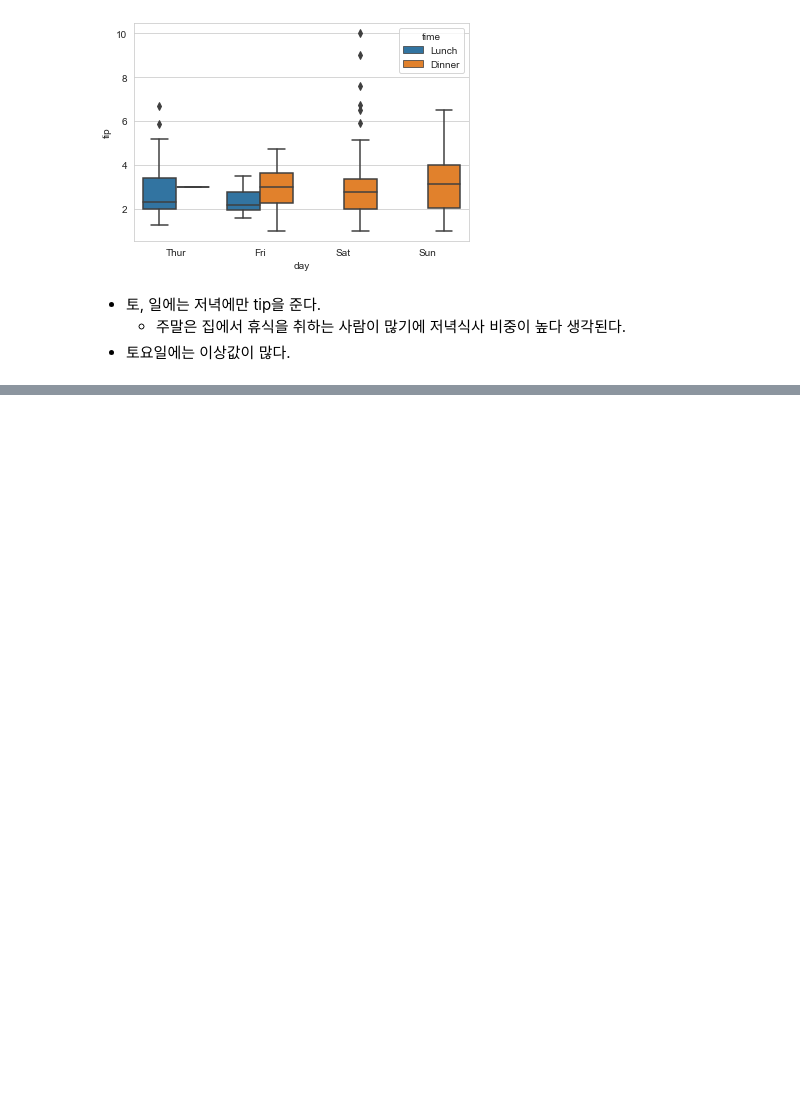
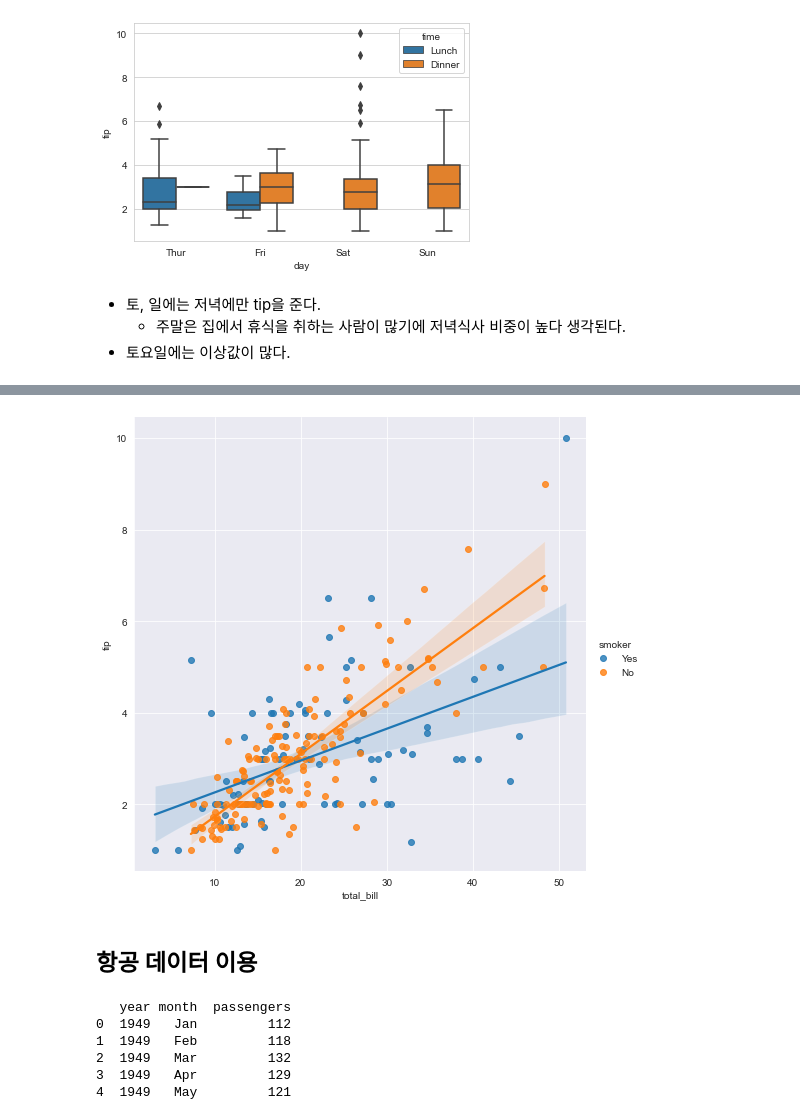
Before and after one commit to city1616/LikeLion_AI_SCHOOL_13th, a Jupyter notebook: 02. 웹과 Github 기본/06_python_library/01_seaborn/01_seaborn_basic.ipynb, the cells around one changed output, grey strips where cells are left out. Saved outputs shown, nothing was run; the diff lists cells and outputs as text; code cells hidden in the pictures; blank space fills up the shorter version.

```diff
--- a/02. 웹과 Github 기본/06_python_library/01_seaborn/01_seaborn_basic.ipynb
+++ b/02. 웹과 Github 기본/06_python_library/01_seaborn/01_seaborn_basic.ipynb
@@ -204,0 +214,19 @@ a
+# %%
+# height -> size
+sns.set_style("darkgrid")
+sns.lmplot(x = "total_bill", y = "tip", hue = "smoker", data = tips, height = 7)
+plt.show()
+# %% [output]
+[figure, added]
+# %% [markdown]
+## 항공 데이터 이용
+# %%
+fg = sns.load_dataset("flights")
+print(fg.head(5))
+# %% [output]
+   year month  passengers
+0  1949   Jan         112
+1  1949   Feb         118
+2  1949   Mar         132
+3  1949   Apr         129
+4  1949   May         121
```
Also changed, not shown: parts of 13 cells of this notebook.
